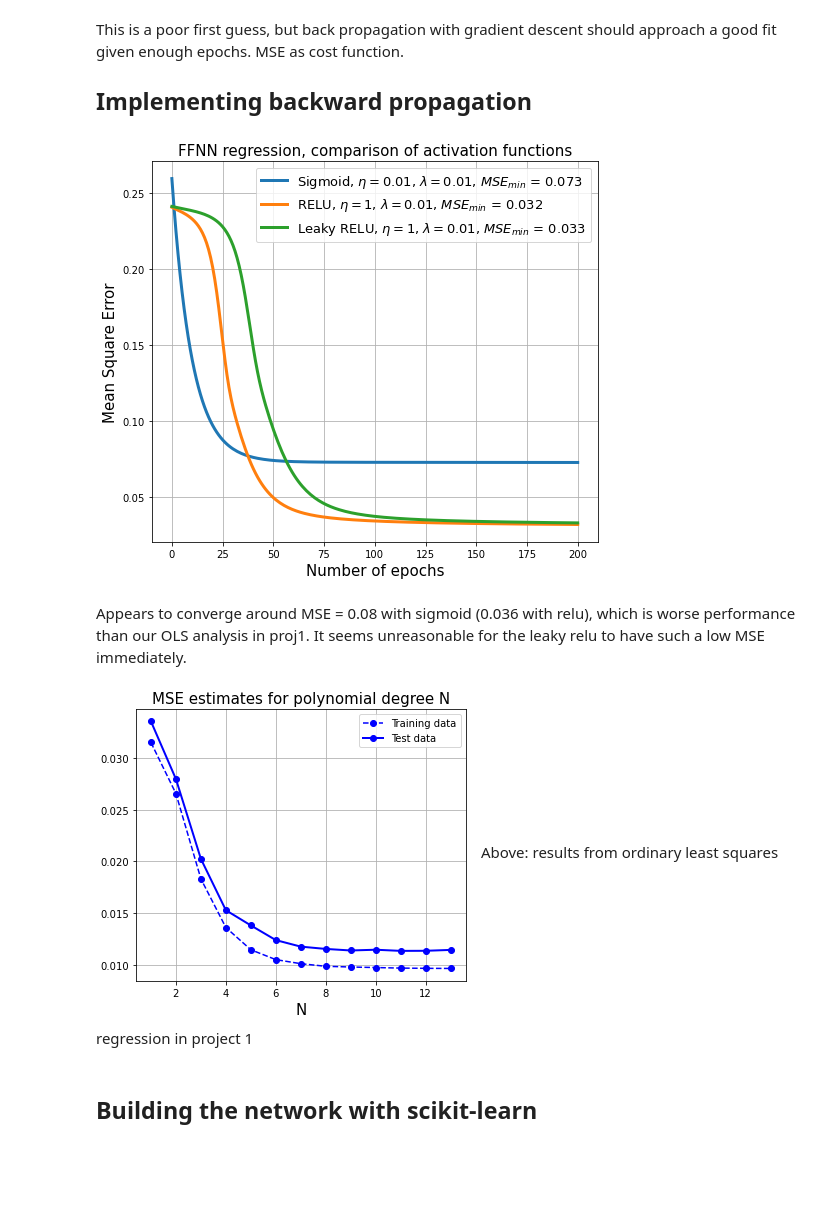
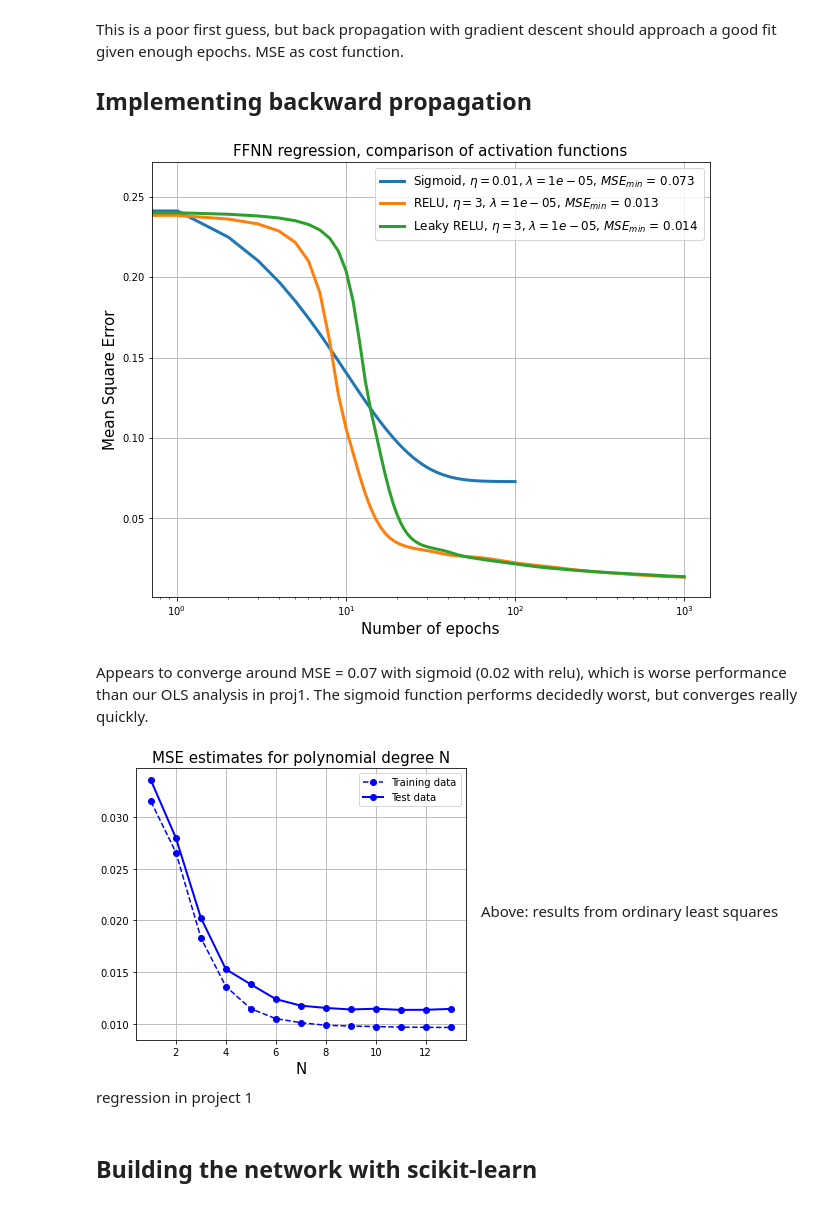
Before and after one commit to lassetotl/fys-stk, a Jupyter notebook: project 2/FFNN_Backprop_BC.ipynb, the cells around one changed output. Saved outputs shown, nothing was run; the diff lists cells and outputs as text; code cells hidden in the pictures; blank space fills up the shorter version.

Commit message:
Add files via upload
Remaining in task B and C: check if sklearn MLPRegression method can be implemented better + regularization parameter and learning rate analysis.

```diff
--- a/project 2/FFNN_Backprop_BC.ipynb
+++ b/project 2/FFNN_Backprop_BC.ipynb
@@ -206,26 +206,28 @@ def FFNN(X, Y, activation, epochs = 300, eta = 0.5, lmbd = 0.01):
 # %%
 # Runs with different activation functions
 
 
 ## Plotting MSE for each epoch
-fig = plt.figure(figsize = (8, 7))
+fig = plt.figure(figsize = (10, 8))
 plt.title('FFNN regression, comparison of activation functions', fontsize = 15)
 plt.xlabel('Number of epochs', fontsize = 15)
 plt.ylabel('Mean Square Error', fontsize = 15)
 
 #X, Y, activation function, epochs, learning rate, regularization constant
-e1, m1 = FFNN(X_train, z_train, 'Sigmoid', 200, 0.01, 0.01)
-e2, m2 = FFNN(X_train, z_train, 'RELU', 200, 1, 0.01)
-e3, m3 = FFNN(X_train, z_train, 'Leaky RELU', 200, 1, 0.01)
+e1, m1 = FFNN(X_train, z_train, 'Sigmoid', 100, 0.01, 0.00001)
+e2, m2 = FFNN(X_train, z_train, 'RELU', 1000, 3, 0.00001)
+e3, m3 = FFNN(X_train, z_train, 'Leaky RELU', 1000, 3, 0.00001)
 
 #diverges suddenly
 #e4, m4 = FFNN(X_train, z_train, 'Tanh', 160, 0.5, 0.01)
 
-plt.grid(1); plt.legend(prop={'size': 13}); plt.show()
+plt.xscale('log'); plt.grid(1)
+plt.legend(prop={'size': 12}); plt.savefig('FFNN1')
+plt.show()
 # %% [output]
-[figure, old version]
+[figure, new version]
 # %% [markdown]
-Appears to converge around MSE = 0.08 with sigmoid (0.036 with relu), which is worse performance than our OLS analysis in proj1. It seems unreasonable for the leaky relu to have such a low MSE immediately.
+Appears to converge around MSE = 0.07 with sigmoid (0.02 with relu), which is worse performance than our OLS analysis in proj1. The sigmoid function performs decidedly worst, but converges really quickly.
 
 ![image.png](attachment:image.png)
 Above: results from ordinary least squares regression in project 1
```
Also changed, not shown: parts of 4 cells of this notebook.
